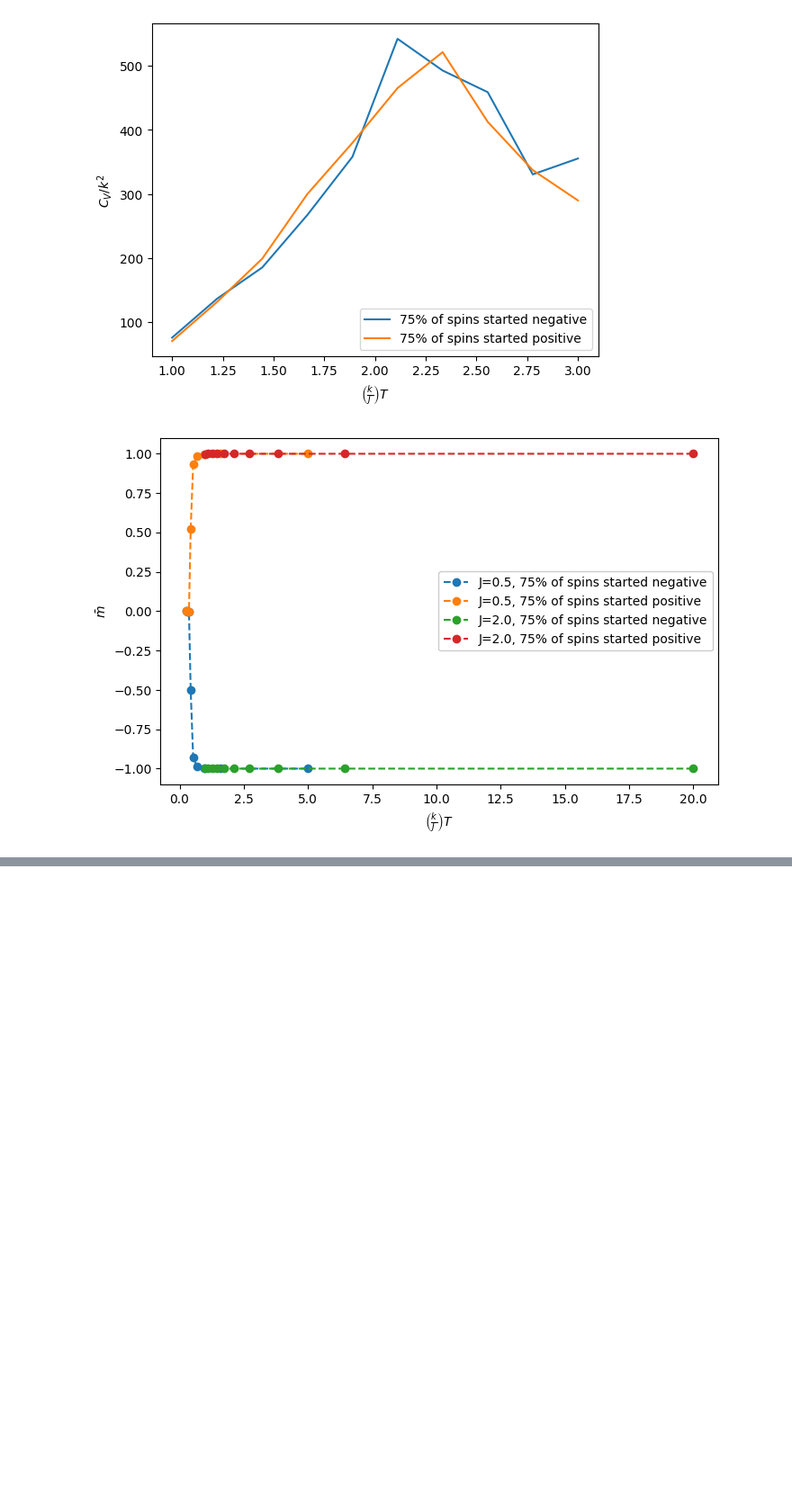
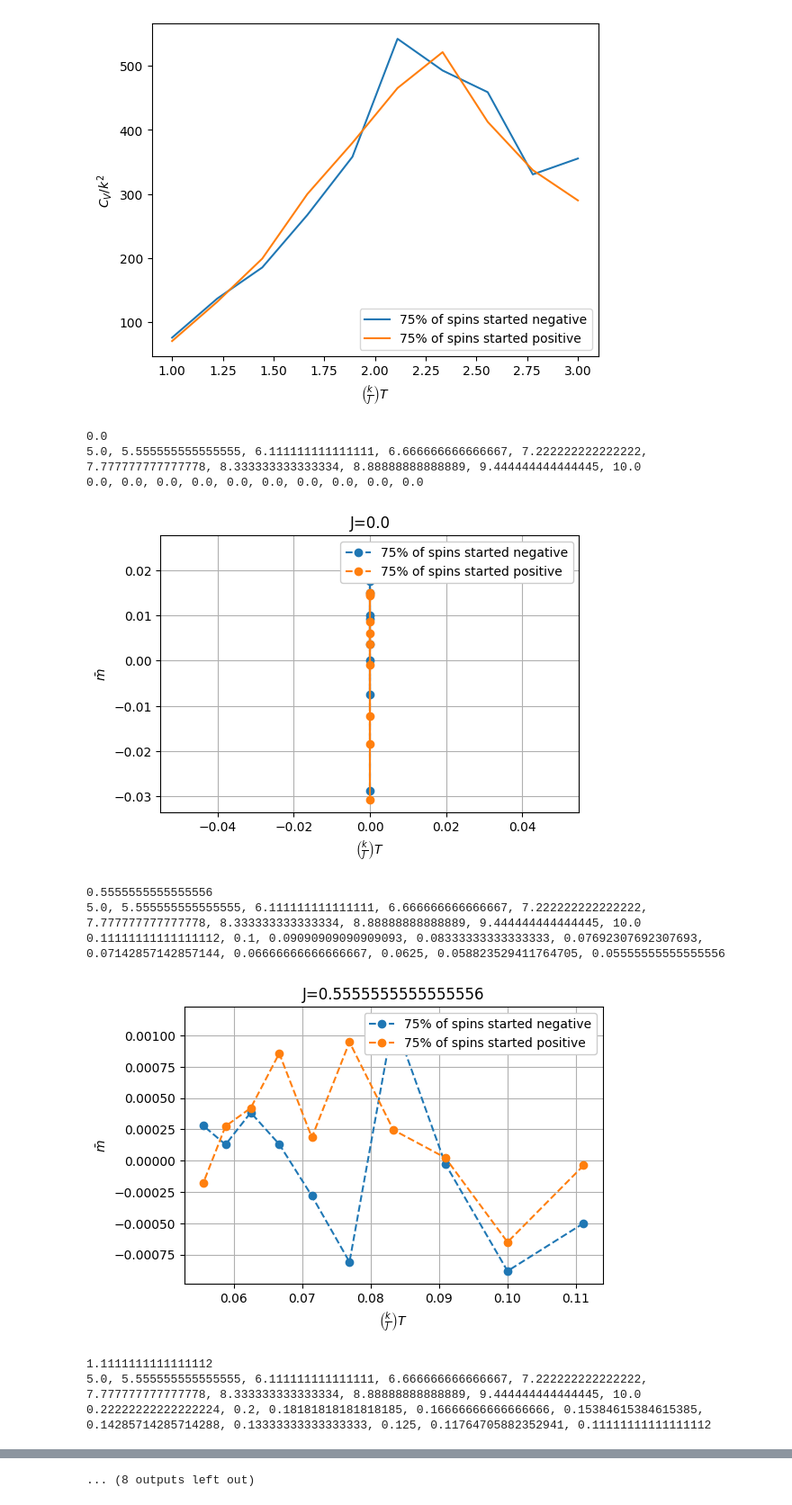
Before and after one commit to thatdavidguy/Ising, a Jupyter notebook: ising simulation.ipynb, the cells around one changed output, grey strips where cells are left out. Shown: that part at 90% size. Cells and saved outputs as stored; diff of their text form; code cells hidden in the pictures; blank space fills up the shorter version.

```diff
--- a/ising simulation.ipynb
+++ b/ising simulation.ipynb
@@ -105,8 +105,8 @@ plt.show()
 # %% [output]
 [figure]
 # %%
-B_range = np.linspace(0.1, 2.0, 10)  # Example range of temperatures (B)
-J_range = np.linspace(0.5, 2.0, 2)  # Example range of interaction strengths (J)
+B_range = np.linspace(5, 10, 10)  # Example range of temperatures (B)
+J_range = np.linspace(0, 5.0, 10)  # Example range of interaction strengths (J)
 
 # Initialize lists to store results
 results = []
@@ -128,26 +128,42 @@ for J in J_range:
     })
 # %%
 import matplotlib.pyplot as plt
-import numpy as np
 
-# Assuming 'results' is already populated with the grid search results
-
-plt.figure(figsize=(8, 5))
-
-# Extract and plot data for spins
+# Iterate through results and create separate plots for each J
 for result in results:
     J = result['J']
     B_range = result['B_range']
     spins_avg_n = result['spins_avg_n']
     spins_avg_p = result['spins_avg_p']
+    print(J)
+    print(*B_range, sep=', ')
     BJs = J / B_range
-    plt.plot(BJs, spins_avg_n, 'o--', label=f'J={J}, 75% of spins started negative')
-    plt.plot(BJs, spins_avg_p, 'o--', label=f'J={J}, 75% of spins started positive')
+    print(*BJs, sep=', ')
 
+    # Create a new figure for each value of J
+    plt.figure(figsize=(6, 4))  # Adjust size as needed
 
-plt.xlabel(r'$\left(\frac{k}{J}\right)T$')
-plt.ylabel(r'$\bar{m}$')
-plt.legend(facecolor='white', framealpha=1)
-plt.show()
+    # Plot spins_avg_n and spins_avg_p on the same graph
+    plt.plot(BJs, spins_avg_n, 'o--', label=f'75% of spins started negative')
+    plt.plot(BJs, spins_avg_p, 'o--', label=f'75% of spins started positive')
+
+    plt.xlabel(r'$\left(\frac{k}{J}\right)T$')
+    plt.ylabel(r'$\bar{m}$')
+    plt.title(f'J={J}')
+    plt.legend(facecolor='white', framealpha=1)
+    plt.grid(True)
+
+    # Show each plot
+    plt.show()
 # %% [output]
+0.0
+5.0, 5.555555555555555, 6.111111111111111, 6.666666666666667, 7.222222222222222, 7.777777777777778, 8.333333333333334, 8.88888888888889, 9.444444444444445, 10.0
+0.0, 0.0, 0.0, 0.0, 0.0, 0.0, 0.0, 0.0, 0.0, 0.0
-[figure, old version]
+[figure, new version]
+0.5555555555555556
+5.0, 5.555555555555555, 6.111111111111111, 6.666666666666667, 7.222222222222222, 7.777777777777778, 8.333333333333334, 8.88888888888889, 9.444444444444445, 10.0
+0.11111111111111112, 0.1, 0.09090909090909093, 0.08333333333333333, 0.07692307692307693, 0.07142857142857144, 0.06666666666666667, 0.0625, 0.058823529411764705, 0.05555555555555556
+[figure, added]
+1.1111111111111112
+5.0, 5.555555555555555, 6.111111111111111, 6.666666666666667, 7.222222222222222, 7.777777777777778, 8.333333333333334, 8.88888888888889, 9.444444444444445, 10.0
+0.22222222222222224, 0.2, 0.18181818181818185, 0.16666666666666666, 0.15384615384615385, 0.14285714285714288, 0.13333333333333333, 0.125, 0.11764705882352941, 0.11111111111111112
@@ -153,0 +183 @@ plt.show()
+... (8 outputs left out)
```
Also changed, not shown: parts of 1 cell of this notebook.
